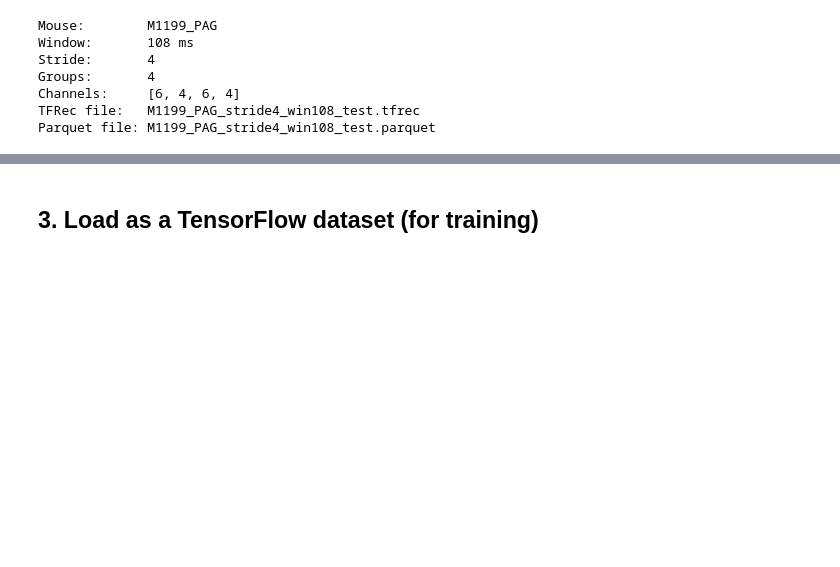
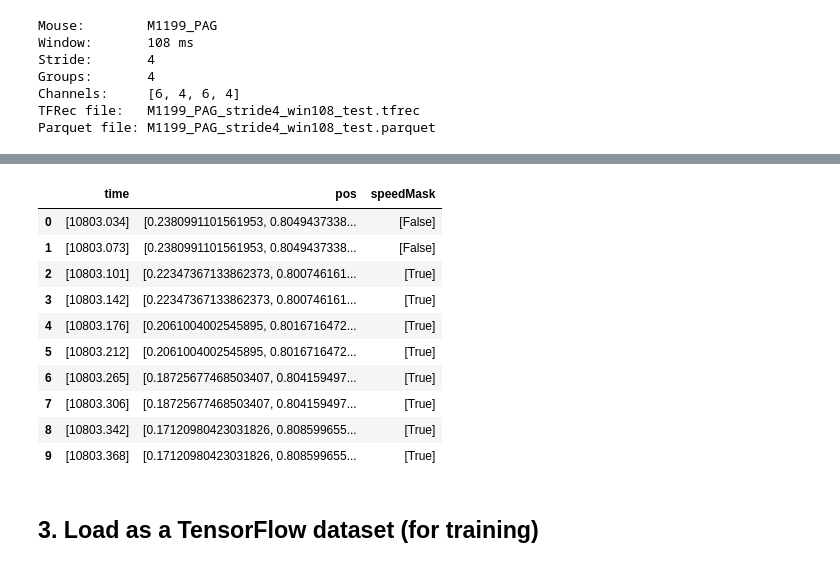
Before and after one commit to clmrie/theta-gang, a Jupyter notebook: demo.ipynb, the cells around one changed output, grey strips where cells are left out. Saved outputs shown, nothing was run; the diff lists cells and outputs as text; code cells hidden in the pictures; blank space fills up the shorter version.

```diff
--- a/demo.ipynb
+++ b/demo.ipynb
@@ -55,3 +68,18 @@ df.columns.tolist()
+# %%
+# select specific columns — stays lazy until you call .head() or .to_pandas()
+df[["time", "pos", "speedMask"]].head(10)
+# %% [output]
+|  | time | pos | speedMask |
+| 0 | [10803.034] | [0.2380991101561953, 0.8049437338... | [False] |
+| 1 | [10803.073] | [0.2380991101561953, 0.8049437338... | [False] |
+| 2 | [10803.101] | [0.22347367133862373, 0.800746161... | [True] |
+| 3 | [10803.142] | [0.22347367133862373, 0.800746161... | [True] |
+| 4 | [10803.176] | [0.2061004002545895, 0.8016716472... | [True] |
+| 5 | [10803.212] | [0.2061004002545895, 0.8016716472... | [True] |
+| 6 | [10803.265] | [0.18725677468503407, 0.804159497... | [True] |
+| 7 | [10803.306] | [0.18725677468503407, 0.804159497... | [True] |
+| 8 | [10803.342] | [0.17120980423031826, 0.808599655... | [True] |
+| 9 | [10803.368] | [0.17120980423031826, 0.808599655... | [True] |
 # %% [markdown]
 ## 3. Load as a TensorFlow dataset (for training)
 # %%
```
Also changed, not shown: parts of 11 cells of this notebook, 1 other file.
